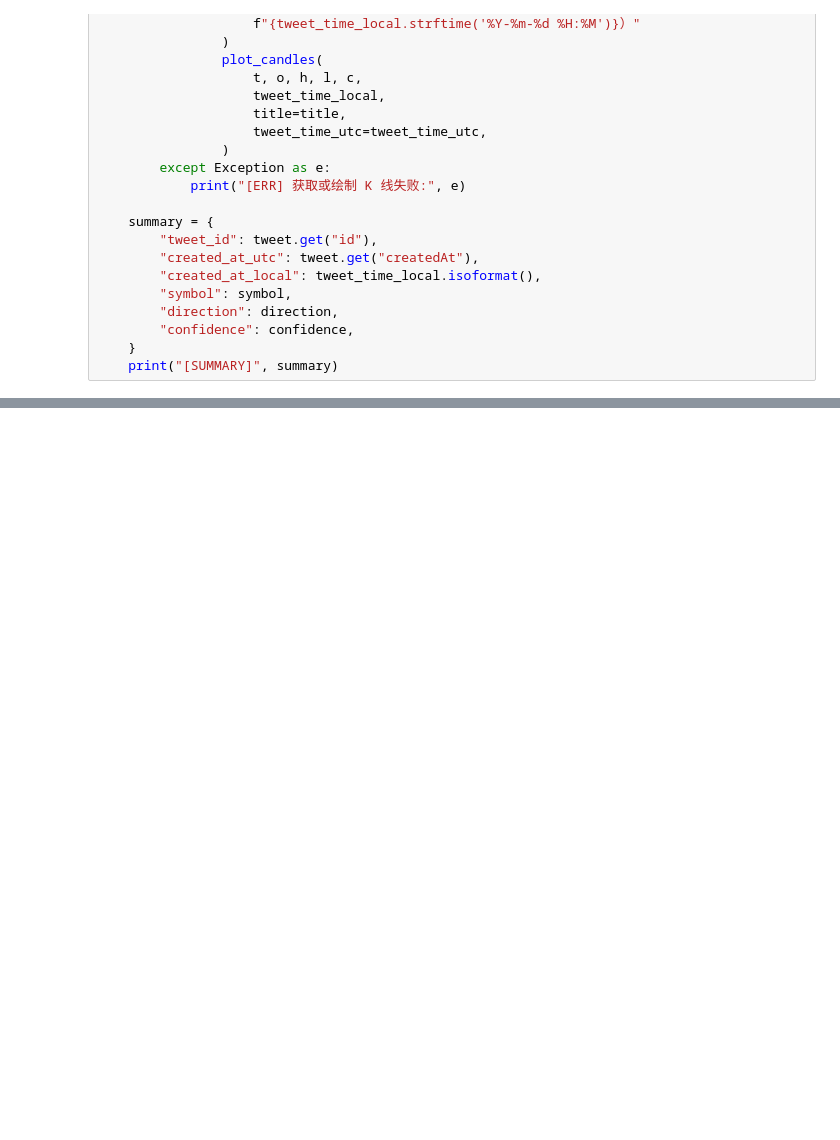
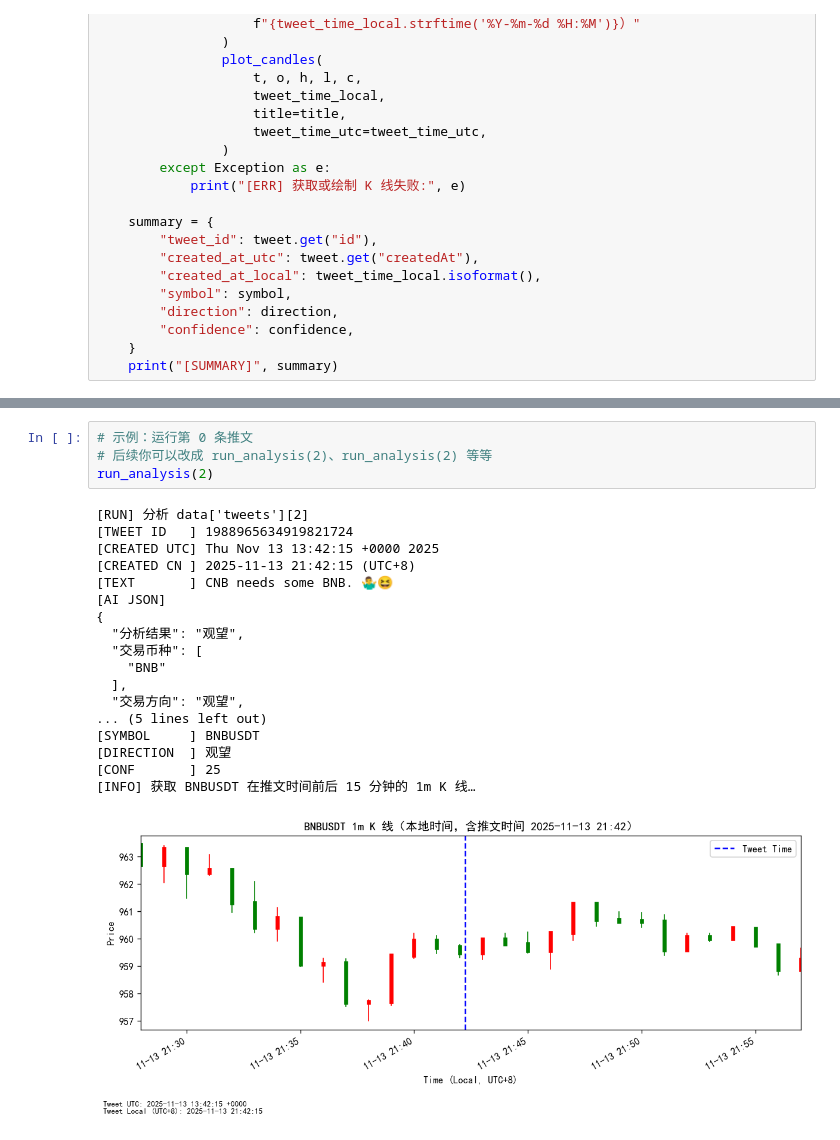
Before and after one commit to XX-Trader/News-Driven-Trading, a Jupyter notebook: 推特抢跑/twitter_analysis.ipynb, the cells around one changed output, grey strips where cells are left out. Cells and saved outputs as stored; diff of their text form; blank space fills up the shorter version.

```diff
--- a/推特抢跑/twitter_analysis.ipynb
+++ b/推特抢跑/twitter_analysis.ipynb
@@ -261,0 +304,23 @@ run_analysis(0)
+# %%
+# 示例：运行第 0 条推文
+# 后续你可以改成 run_analysis(2)、run_analysis(2) 等等
+run_analysis(2)
+# %% [output]
+[RUN] 分析 data['tweets'][2]
+[TWEET ID   ] 1988965634919821724
+[CREATED UTC] Thu Nov 13 13:42:15 +0000 2025
+[CREATED CN ] 2025-11-13 21:42:15 (UTC+8)
+[TEXT       ] CNB needs some BNB. 🤷‍♂️😆
+[AI JSON]
+{
+  "分析结果": "观望",
+  "交易币种": [
+    "BNB"
+  ],
+  "交易方向": "观望",
+... (5 lines left out)
+[SYMBOL     ] BNBUSDT
+[DIRECTION  ] 观望
+[CONF       ] 25
+[INFO] 获取 BNBUSDT 在推文时间前后 15 分钟的 1m K 线…
+[figure, added]
```
Also changed, not shown: parts of 20 cells of this notebook, 2 other files.
